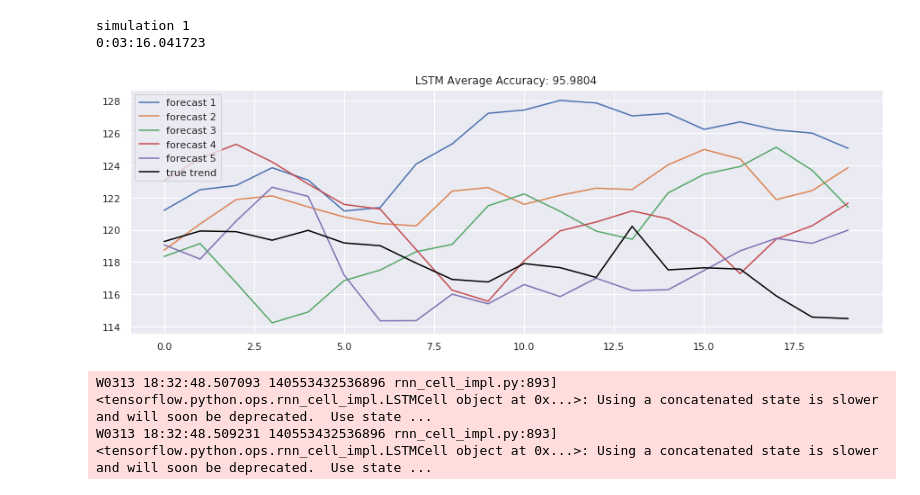
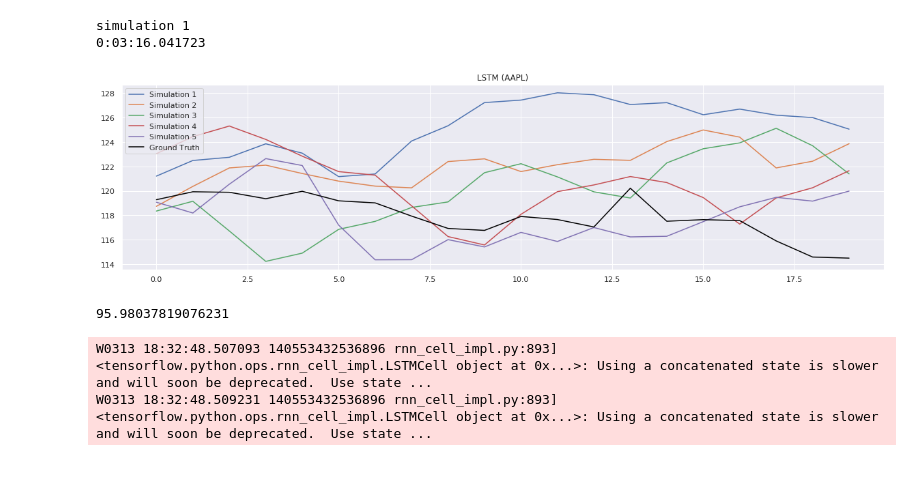
Before and after one commit to Racerx250/ece271bproject, a Jupyter notebook: Experiments_AAPL.ipynb, the cells around one changed output. Saved outputs shown, nothing was run; the diff lists cells and outputs as text; code cells hidden in the pictures.

Commit message:
Experiment Graph Update

```diff
--- a/Experiments_AAPL.ipynb
+++ b/Experiments_AAPL.ipynb
@@ -213,19 +213,20 @@ simulation 1
 # %%
 acc1 = [calculate_accuracy(df['4. close'].iloc[-test_size:].values, r) for r in results]
 top_5_idx = np.argsort(acc1)[-5:]
 results = [results[i] for i in top_5_idx]
 acc1 = [calculate_accuracy(df['4. close'].iloc[-test_size:].values, r) for r in results]
 
-plt.figure(figsize = (15, 5))
+plt.figure(figsize = (20, 5))
 for no, r in enumerate(results):
-    plt.plot(r, label = 'forecast %d'%(no + 1))
+    plt.plot(r, label = 'Simulation %d'%(no + 1))
 
-plt.plot(df['4. close'].iloc[-test_size:].values, label = 'true trend', c = 'black')
+plt.plot(df['4. close'].iloc[-test_size:].values, label = 'Ground Truth', c = 'black')
 plt.legend()
-plt.title('LSTM Average Accuracy: %.4f'%(np.mean(acc1)))
+plt.title('LSTM (AAPL)')
 plt.show()
 # %% [output]
-[figure, old version]
+[figure, new version]
+95.98037819076231
 # %%
 class LSTM_bid:
     def __init__(
```
Also changed, not shown: parts of 17 cells of this notebook.
